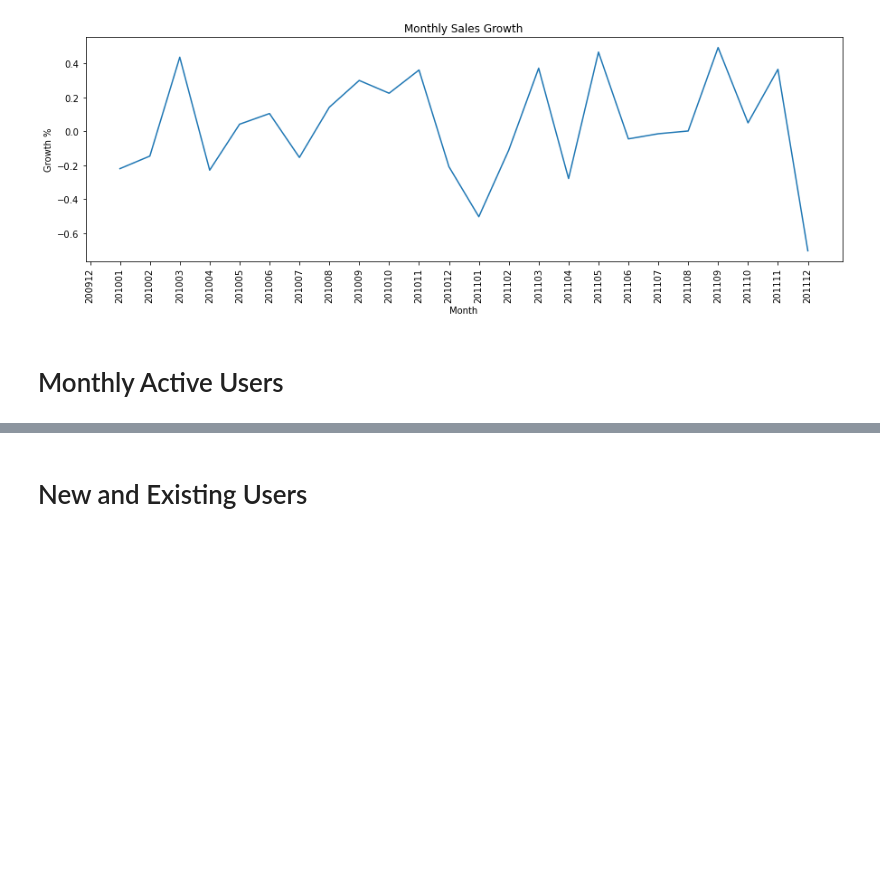
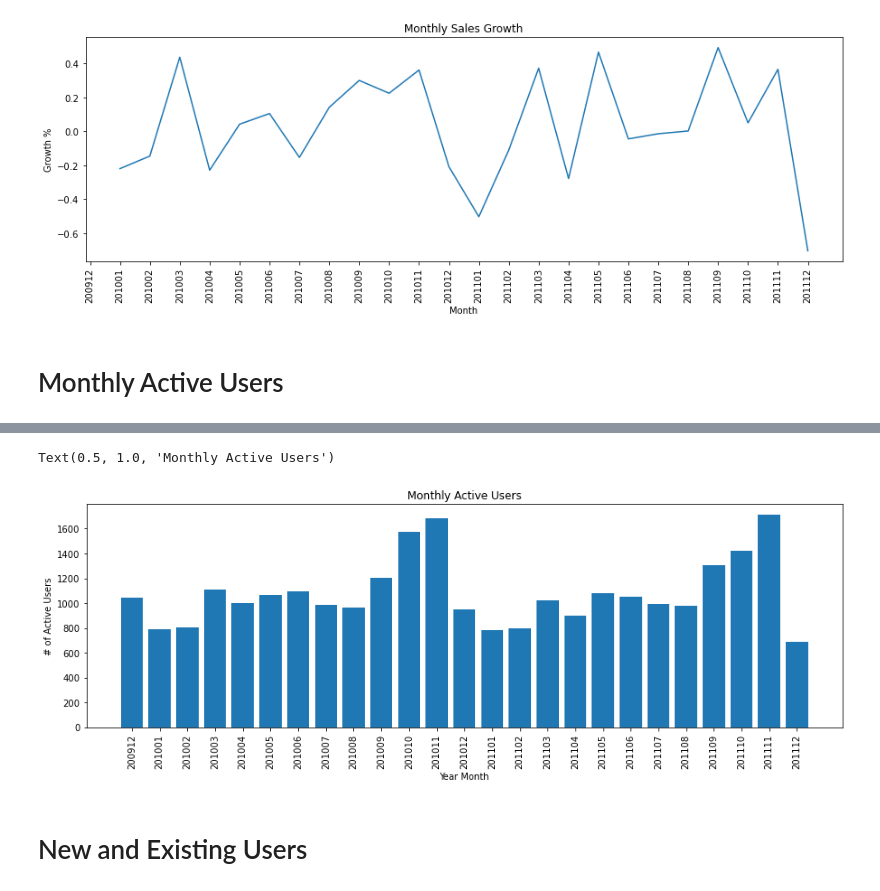
Before and after one commit to jarviscanada/jarvis_data_eng_VishaySingh, a Jupyter notebook: python_data_analytics/python_data_wrangling/retail_data_analytics_wrangling.ipynb, the cells around one changed output, grey strips where cells are left out. Saved outputs shown, nothing was run; the diff lists cells and outputs as text; code cells hidden in the pictures; blank space fills up the shorter version.

Commit message:
Finish Monthly Active Users

```diff
--- a/python_data_analytics/python_data_wrangling/retail_data_analytics_wrangling.ipynb
+++ b/python_data_analytics/python_data_wrangling/retail_data_analytics_wrangling.ipynb
@@ -333,0 +327,8 @@ Text(0.5, 1.0, 'Monthly Sales Growth')
+# %%
+df = pd.read_sql("""SELECT (EXTRACT(YEAR FROM invoice_date) * 100 + EXTRACT(MONTH FROM invoice_date)) as InvoiceYearMonth, COUNT(DISTINCT customer_id) AS cnt
+FROM retail
+GROUP BY (EXTRACT(YEAR FROM invoice_date) * 100 + EXTRACT(MONTH FROM invoice_date))
+ORDER BY (EXTRACT(YEAR FROM invoice_date) * 100 + EXTRACT(MONTH FROM invoice_date)) ASC""", engine.connect())
+df.columns = ['InvoiceYearMonth', 'ActiveUsers']
+df = df.astype({'InvoiceYearMonth': int, 'ActiveUsers': int})
+df.head()
@@ -334,3 +342,17 @@ Text(0.5, 1.0, 'Monthly Sales Growth')
+# %%
+fig = plt.figure(figsize=(15,10))
+ax2 = fig.add_subplot(212)
+a = np.arange(25)
+
+ax2.bar(a, df['ActiveUsers'])
+ax2.xaxis.set_ticks(a)
+ax2.xaxis.set_ticklabels(df['InvoiceYearMonth'], rotation=90)
+ax2.set_xlabel("Year Month")
+ax2.set_ylabel("# of Active Users")
+ax2.set_title("Monthly Active Users")
+# %% [output]
+Text(0.5, 1.0, 'Monthly Active Users')
+[figure, added]
 # %% [markdown]
 # New and Existing Users
 # %% [markdown]
```
Also changed, not shown: parts of 3 cells of this notebook, 15 other files.
